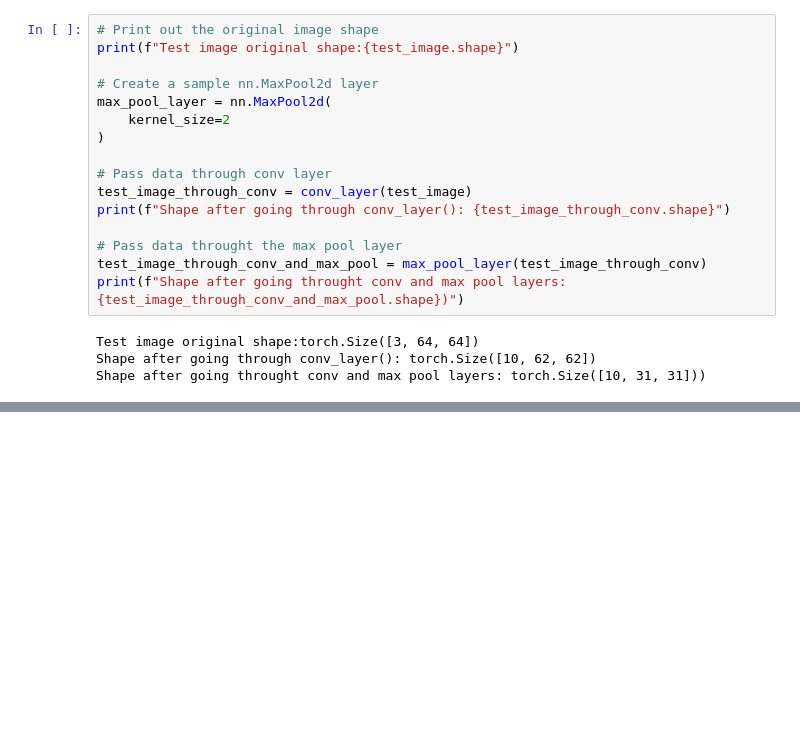
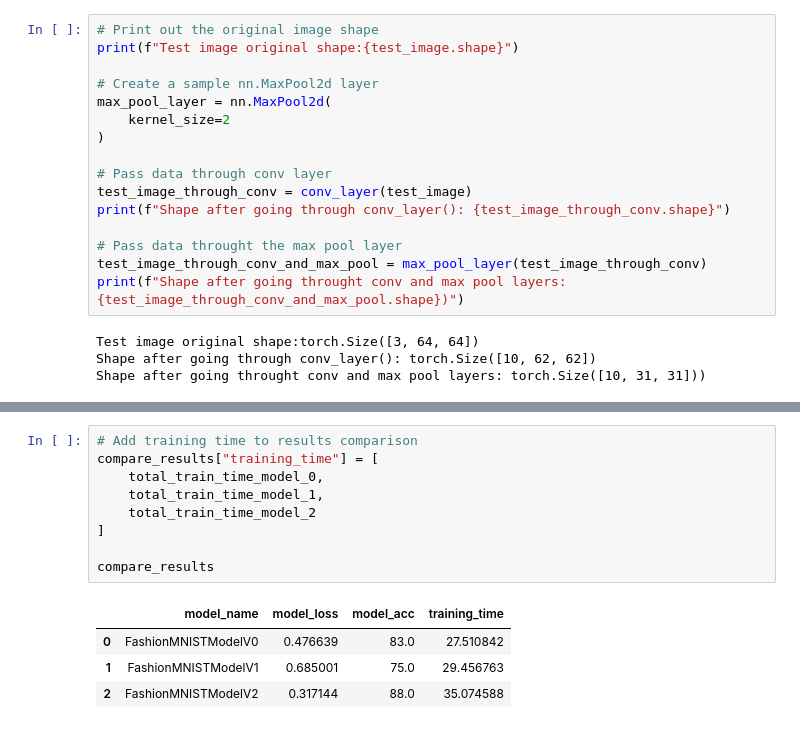
Before and after one commit to gauthiermartin/deeplearning-with-pytorch-course, a Jupyter notebook: 03_pytorch_computer_vision.ipynb, the cells around one changed output, grey strips where cells are left out. Saved outputs shown, nothing was run; the diff lists cells and outputs as text; blank space fills up the shorter version.

```diff
--- a/03_pytorch_computer_vision.ipynb
+++ b/03_pytorch_computer_vision.ipynb
@@ -974,0 +1103,14 @@ Max Pool Tensor Shape: torch.Size([1, 1, 1, 1])
+# %%
+# Add training time to results comparison
+compare_results["training_time"] = [
+    total_train_time_model_0,
+    total_train_time_model_1,
+    total_train_time_model_2
+]
+
+compare_results
+# %% [output]
+|  | model_name | model_loss | model_acc | training_time |
+| 0 | FashionMNISTModelV0 | 0.476639 | 83.0 | 27.510842 |
+| 1 | FashionMNISTModelV1 | 0.685001 | 75.0 | 29.456763 |
+| 2 | FashionMNISTModelV2 | 0.317144 | 88.0 | 35.074588 |
```
Also changed, not shown: parts of 25 cells of this notebook.
